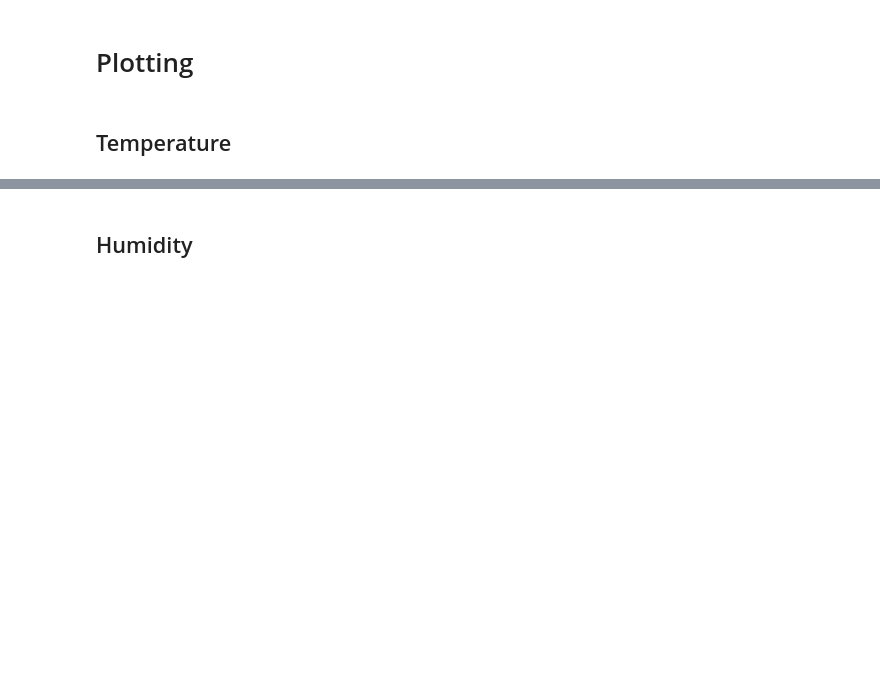
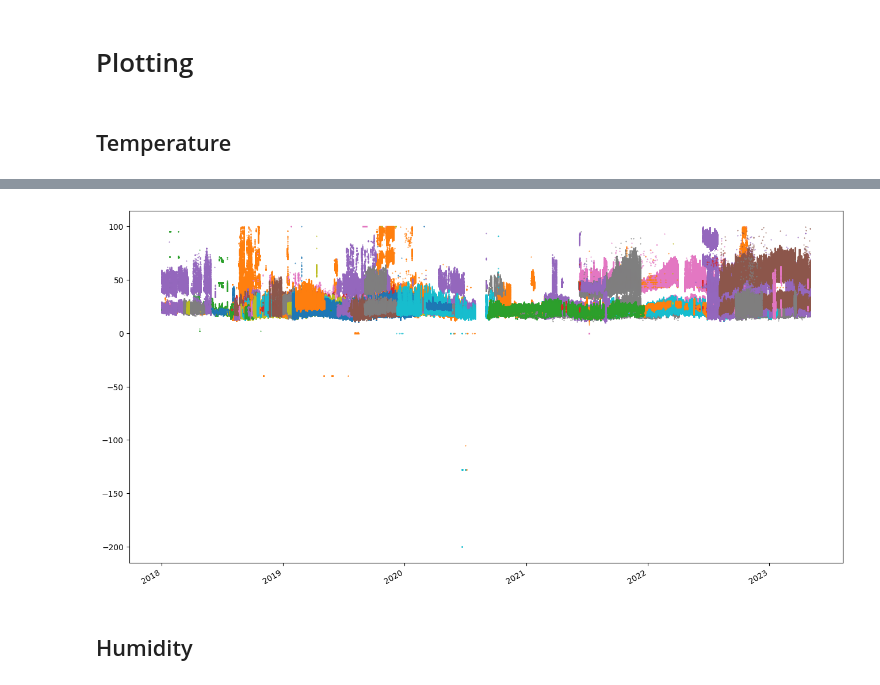
Before and after one commit to mart1bb/air_quality_africa, a Jupyter notebook: code/Analysis2.ipynb, the cells around one changed output, grey strips where cells are left out. Drawn from its saved outputs; the diff is of its cells as text; code cells hidden in the pictures; blank space fills up the shorter version.

Commit message:
keep data per location

```diff
--- a/code/Analysis2.ipynb
+++ b/code/Analysis2.ipynb
@@ -9,13 +9,11 @@ from scipy.signal import savgol_filter
 # %% [markdown]
 # Load data
 # %%
-df = pd.read_parquet("./Cleaned/restructured.parquet")
+df = pd.read_parquet("../cleaned/restructured3.parquet")
 
-df.reset_index(inplace=True)
-df.drop_duplicates(subset='timestamp',inplace=True)
-df.sort_values(by='timestamp',inplace=True)
-df.set_index('timestamp',inplace=True)
+df['timestamp'] = pd.to_datetime(df['timestamp'])
+df.sort_values('location',inplace=True)
 
-print(set(df['lon']))
+print(set(df['location']))
 print(df)
 # %% [output]
@@ -44,18 +42,9 @@ for column in df.columns:
 # %% [markdown]
 # Replacing outliers by mean
 # %%
-df[(df['temperature'] > 100)] = np.mean(df['temperature'])
+df.loc[df['temperature'] > 100,'temperature'] = np.mean(df['temperature'])
+df.loc[df['humidity'] > 100,'humidity'] = np.mean(df['humidity'])
 # %% [markdown]
 # Plotting
 # %% [markdown]
 ## Temperature
-# %%
-fig = plt.figure('temperature', figsize=(16,9))
-temperature = df['2021-08-09 08:00:00+00:00':'2021-08-30 20:00:00+00:00'][['temperature']].loc[df['lon'] == 36.887]
-smoothed = df['2021-08-09 08:00:00+00:00':'2022-08-30 20:00:00+00:00'][['temperature']].loc[df['lon'] == 36.923]
-# smoothed = savgol_filter(temperature['temperature'],100,3)
-
-print(smoothed)
-# plt.plot(temperature.index,temperature.temperature)
-plt.plot(smoothed.index,smoothed.temperature)
-plt.gcf().autofmt_xdate()
@@ -79,2 +51,12 @@ timestamp
+# %%
+fig = plt.figure('temperature', figsize=(16,9))
+
+for location in list(set(df['location'])):
+    temperature = df.loc[df['location'] == location][['temperature','timestamp']]
+    plt.scatter(temperature.timestamp,temperature.temperature,s=0.2,label=location)
+
+plt.gcf().autofmt_xdate()
+# %% [output]
+[figure, added]
 # %% [markdown]
 ## Humidity
```
Also changed, not shown: parts of 10 cells of this notebook, 2 other files.
